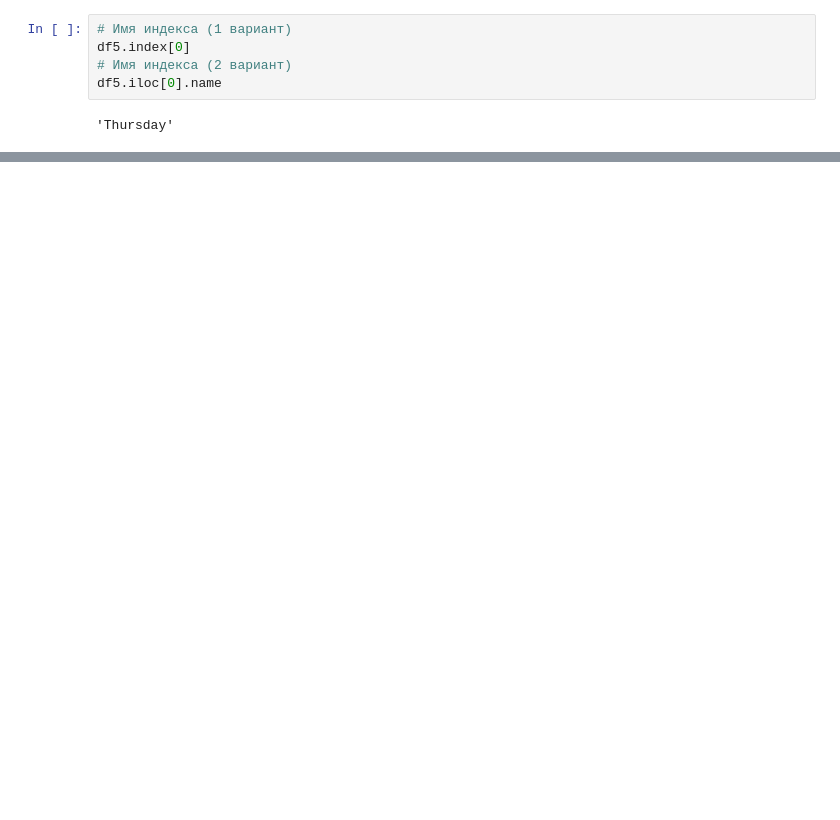
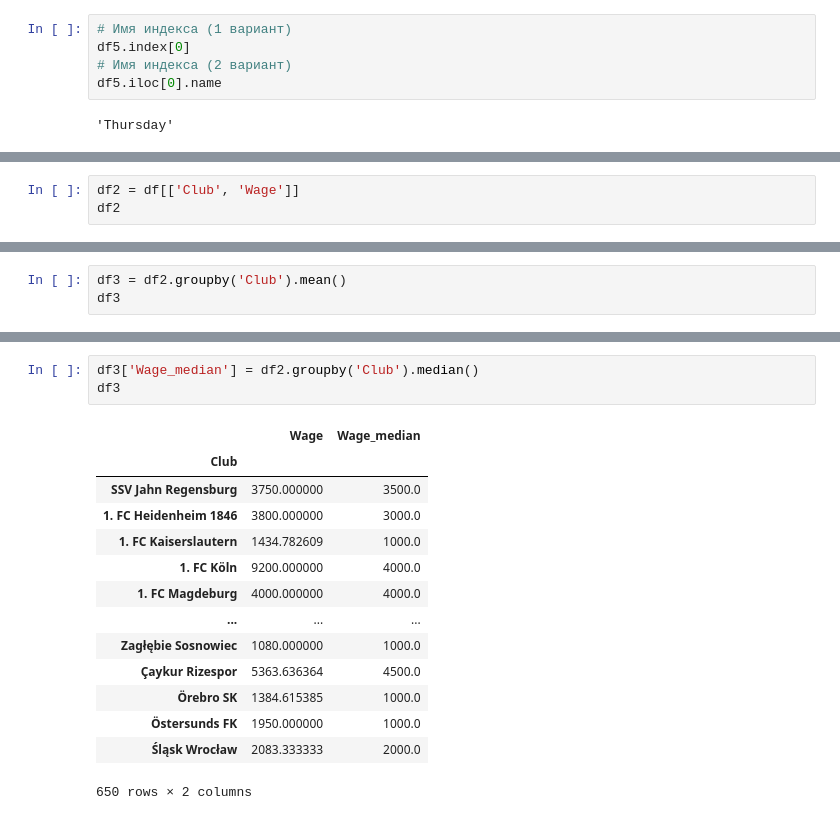
Before and after one commit to NikitaKozlov3412/MyProjectsAndGames, a Jupyter notebook: Stepik_lesson_6_9 Группировка таблиц Pandas DataFrame.ipynb, the cells around one changed output, grey strips where cells are left out. Drawn from its saved outputs; the diff is of its cells as text; blank space fills up the shorter version.

```diff
--- a/Stepik_lesson_6_9 Группировка таблиц Pandas DataFrame.ipynb
+++ b/Stepik_lesson_6_9 Группировка таблиц Pandas DataFrame.ipynb
@@ -783,0 +805,3 @@ df5.iloc[0].name
+# %%
+df2 = df[['Club', 'Wage']]
+df2
@@ -783,0 +822,3 @@ df5.iloc[0].name
+# %%
+df3 = df2.groupby('Club').mean()
+df3
@@ -783,0 +840,18 @@ df5.iloc[0].name
+# %%
+df3['Wage_median'] = df2.groupby('Club').median()
+df3
+# %% [output]
+|  | Wage | Wage_median |
+| Club |  |  |
+| SSV Jahn Regensburg | 3750.000000 | 3500.0 |
+| 1. FC Heidenheim 1846 | 3800.000000 | 3000.0 |
+| 1. FC Kaiserslautern | 1434.782609 | 1000.0 |
+| 1. FC Köln | 9200.000000 | 4000.0 |
+| 1. FC Magdeburg | 4000.000000 | 4000.0 |
+| ... | ... | ... |
+| Zagłębie Sosnowiec | 1080.000000 | 1000.0 |
+| Çaykur Rizespor | 5363.636364 | 4500.0 |
+| Örebro SK | 1384.615385 | 1000.0 |
+| Östersunds FK | 1950.000000 | 1000.0 |
+| Śląsk Wrocław | 2083.333333 | 2000.0 |
+650 rows × 2 columns
```
Also changed, not shown: parts of 13 cells of this notebook.
